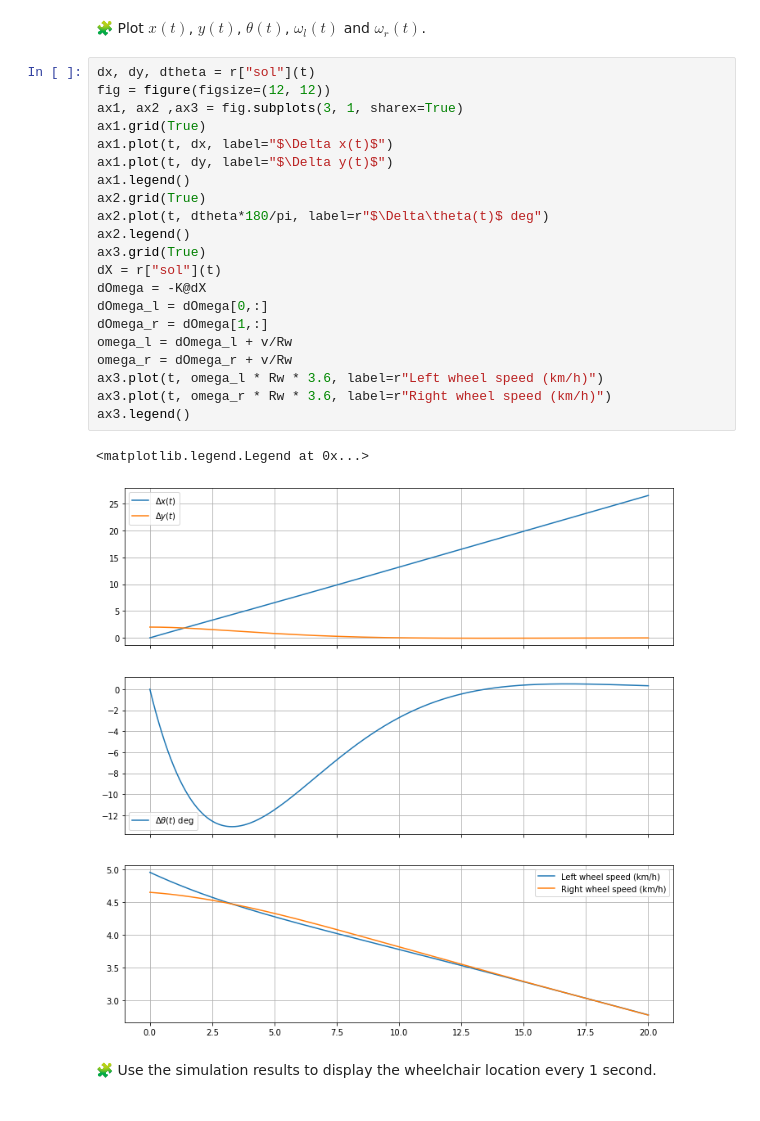
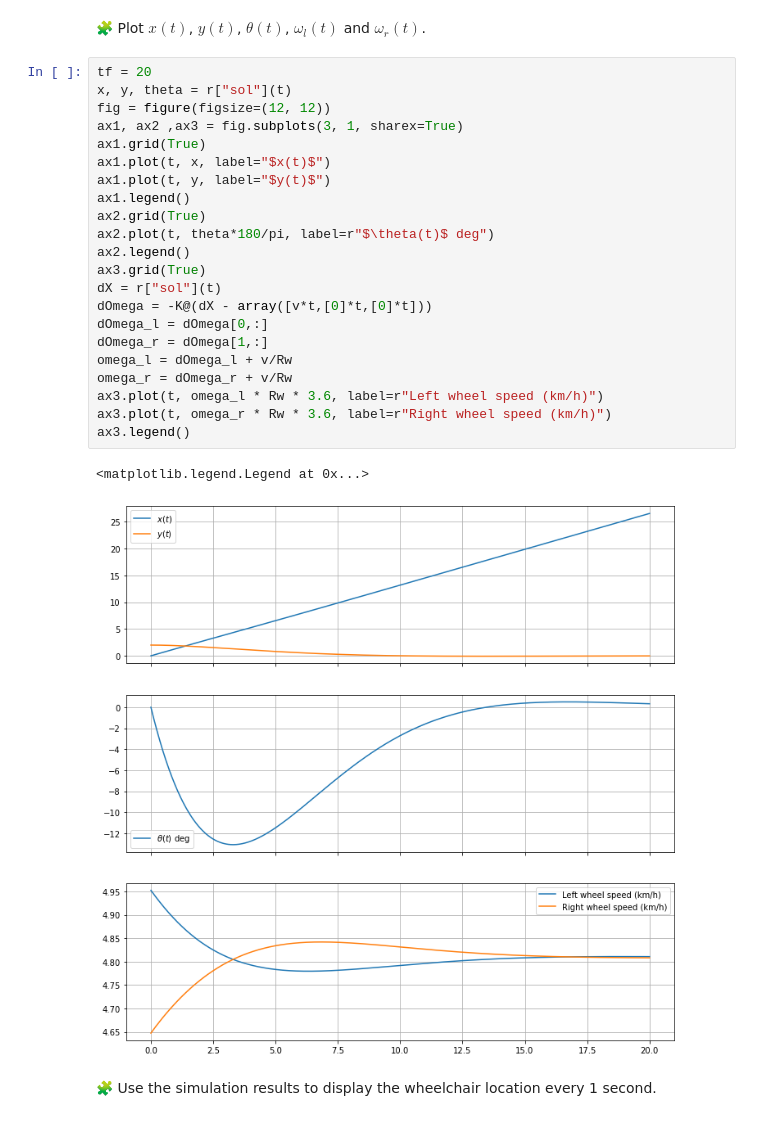
Before and after one commit to hassanAZAKAF/control-engineering-with-python-project-2022-2023, a Jupyter notebook: Project-3.ipynb, the cells around one changed output. Drawn from its saved outputs; the diff is of its cells as text.

```diff
--- a/Project-3.ipynb
+++ b/Project-3.ipynb
@@ -838,29 +838,30 @@ r = solve_ivp(fun=fun,t_span=[0,tf] ,y0=[0,2,0], dense_output=True,max_step=1e-2
 # %% [markdown]
 🧩 Plot $x(t)$, $y(t)$, $\theta(t)$, $\omega_l(t)$ and $\omega_r(t)$.
 # %%
-dx, dy, dtheta = r["sol"](t)
+tf = 20
+x, y, theta = r["sol"](t)
 fig = figure(figsize=(12, 12))
 ax1, ax2 ,ax3 = fig.subplots(3, 1, sharex=True)
 ax1.grid(True)
-ax1.plot(t, dx, label="$\Delta x(t)$")
-ax1.plot(t, dy, label="$\Delta y(t)$")
+ax1.plot(t, x, label="$x(t)$")
+ax1.plot(t, y, label="$y(t)$")
 ax1.legend()
 ax2.grid(True)
-ax2.plot(t, dtheta*180/pi, label=r"$\Delta\theta(t)$ deg")
+ax2.plot(t, theta*180/pi, label=r"$\theta(t)$ deg")
 ax2.legend()
 ax3.grid(True)
 dX = r["sol"](t)
-dOmega = -K@dX
+dOmega = -K@(dX - array([v*t,[0]*t,[0]*t]))
 dOmega_l = dOmega[0,:]
 dOmega_r = dOmega[1,:]
 omega_l = dOmega_l + v/Rw
 omega_r = dOmega_r + v/Rw
 ax3.plot(t, omega_l * Rw * 3.6, label=r"Left wheel speed (km/h)")
 ax3.plot(t, omega_r * Rw * 3.6, label=r"Right wheel speed (km/h)")
 ax3.legend()
 # %% [output]
 <matplotlib.legend.Legend at 0x...>
-[figure, old version]
+[figure, new version]
 # %% [markdown]
 🧩 Use the simulation results to display the wheelchair location every 1 second.
 # %%
```
Also changed, not shown: parts of 14 cells of this notebook.
